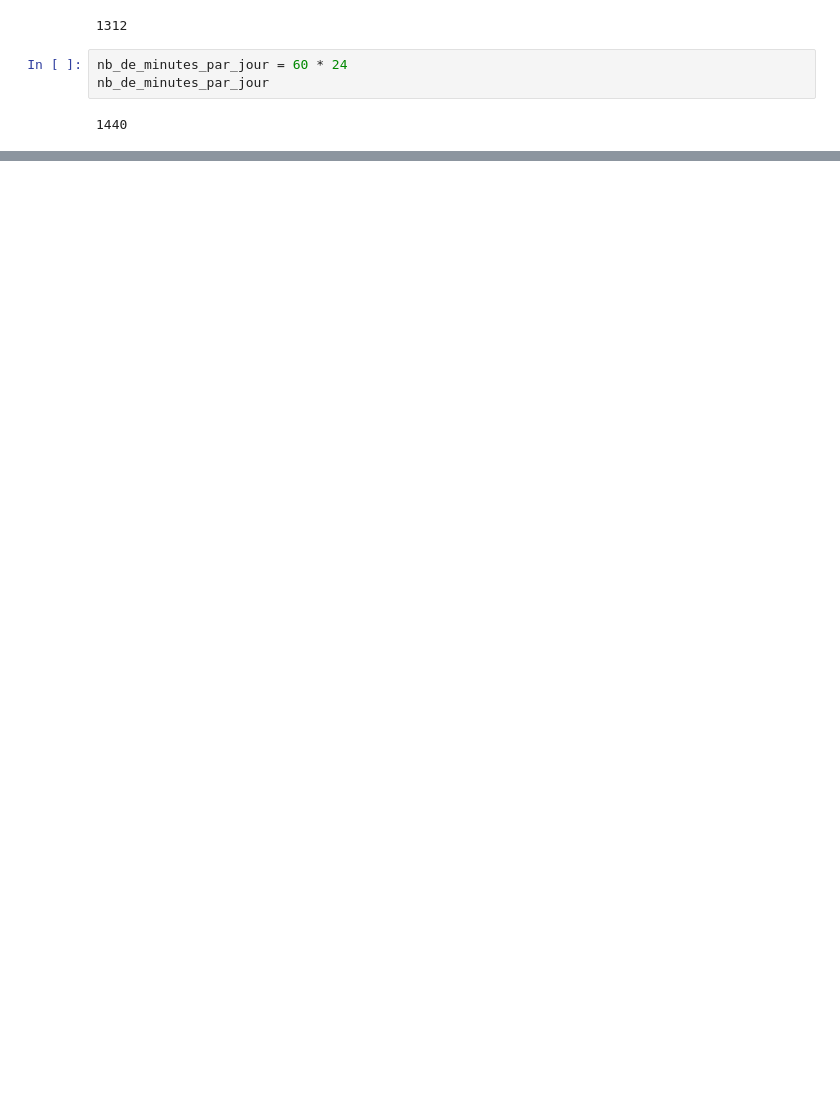
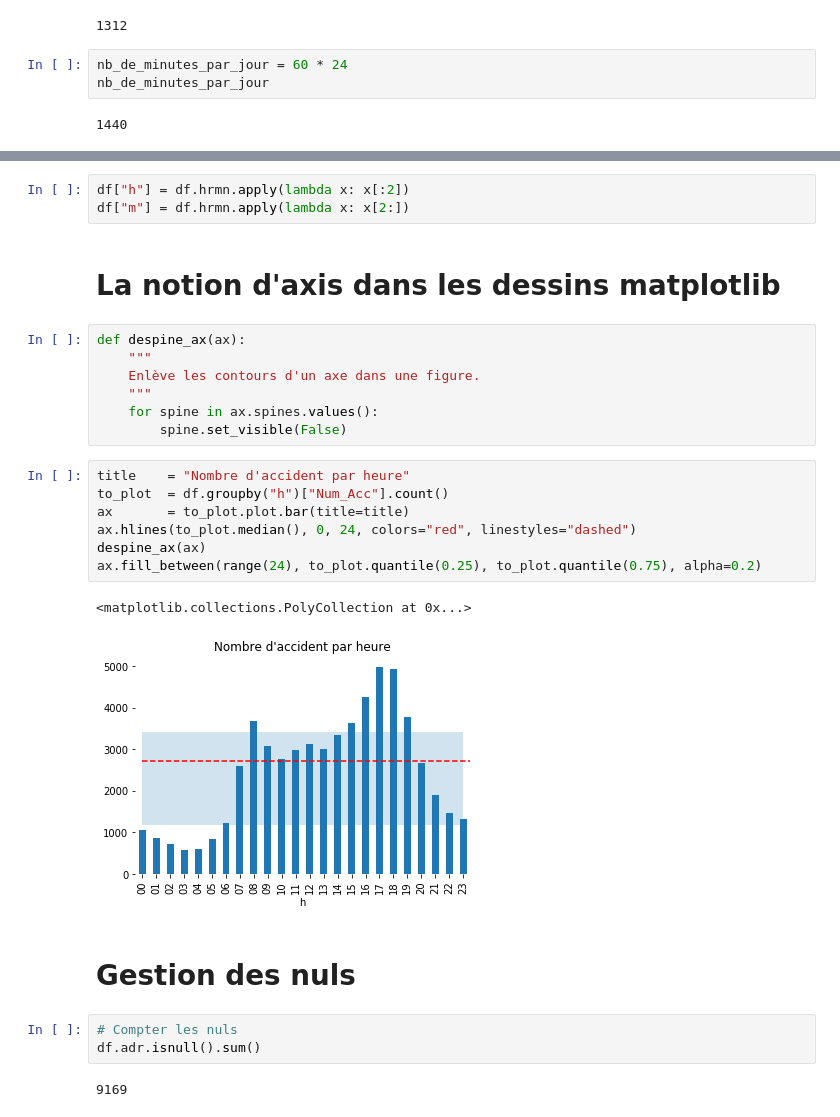
Before and after one commit to romainjouin/formation_python, a Jupyter notebook: 20180914_TD_Python.ipynb, the cells around one changed output, grey strips where cells are left out. Cells and saved outputs as stored; diff of their text form; blank space fills up the shorter version.

```diff
--- a/20180914_TD_Python.ipynb
+++ b/20180914_TD_Python.ipynb
@@ -311,0 +375,29 @@ nb_de_minutes_par_jour
+# %%
+df["h"] = df.hrmn.apply(lambda x: x[:2])
+df["m"] = df.hrmn.apply(lambda x: x[2:])
+# %% [markdown]
+# La notion d'axis dans les dessins matplotlib
+# %%
+def despine_ax(ax):
+    """
+    Enlève les contours d'un axe dans une figure.
+    """
+    for spine in ax.spines.values():
+        spine.set_visible(False)
+# %%
+title    = "Nombre d'accident par heure"
+to_plot  = df.groupby("h")["Num_Acc"].count()
+ax       = to_plot.plot.bar(title=title)
+ax.hlines(to_plot.median(), 0, 24, colors="red", linestyles="dashed")
+despine_ax(ax)
+ax.fill_between(range(24), to_plot.quantile(0.25), to_plot.quantile(0.75), alpha=0.2)
+# %% [output]
+<matplotlib.collections.PolyCollection at 0x...>
+[figure, added]
+# %% [markdown]
+# Gestion des nuls
+# %%
+# Compter les nuls
+df.adr.isnull().sum()
+# %% [output]
+9169
```
Also changed, not shown: parts of 24 cells of this notebook.
